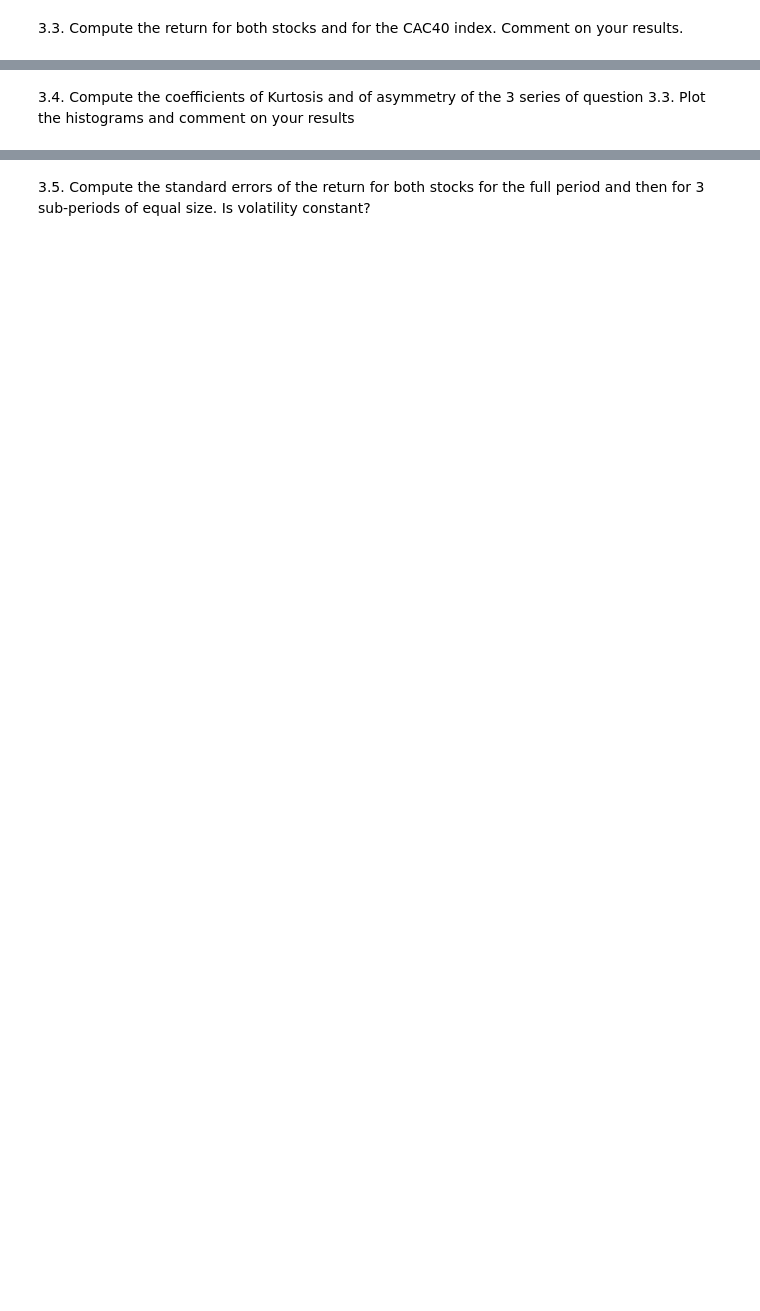
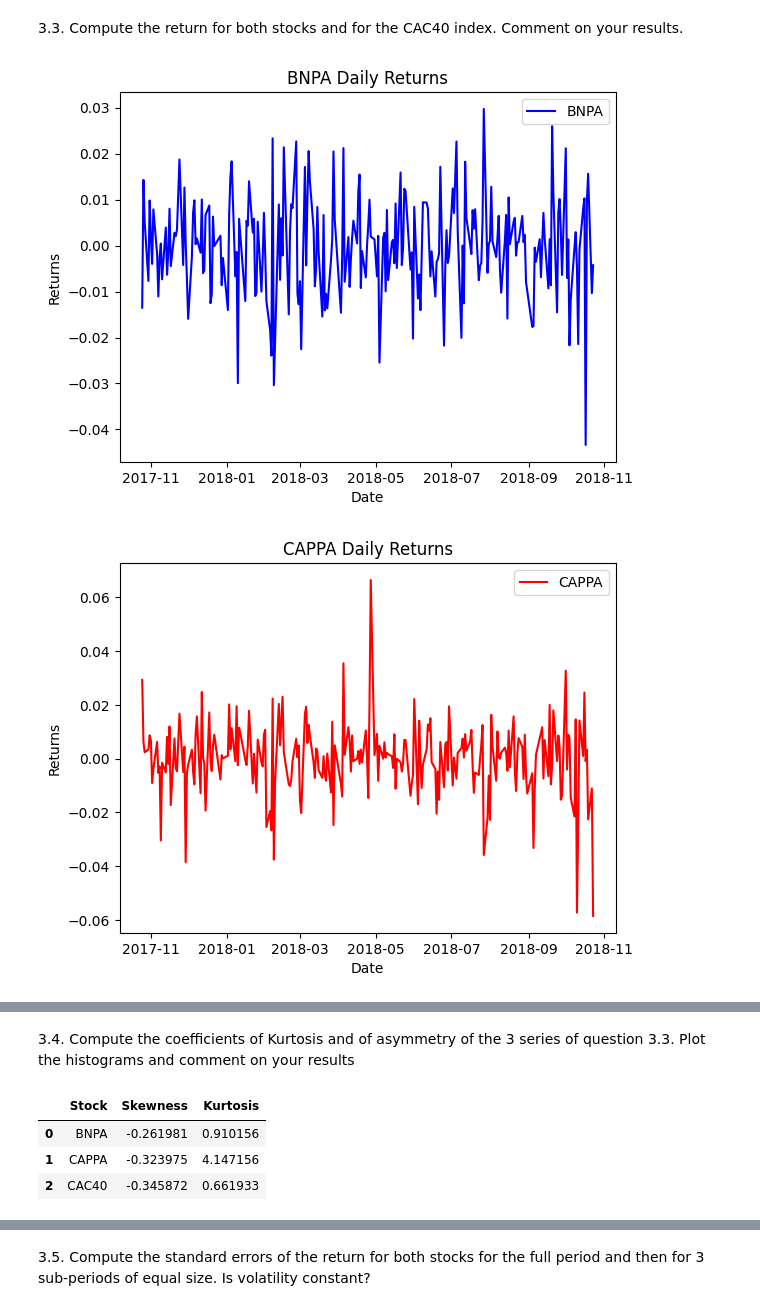
Before and after one commit to yurialvizi/mods205-digital-finance, a Jupyter notebook: project.ipynb, the cells around one changed output, grey strips where cells are left out. Drawn from its saved outputs; the diff is of its cells as text; code cells hidden in the pictures; blank space fills up the shorter version.

```diff
--- a/project.ipynb
+++ b/project.ipynb
@@ -104,2 +104,34 @@ plt.show()
 # %% [markdown]
 3.3. Compute the return for both stocks and for the CAC40 index. Comment on your results.
+# %%
+# Compute daily returns
+bnpa_daily_returns = bnpa_df['Close'].pct_change()
+cappa_daily_returns = cappa_df['Close'].pct_change()
+cac40_daily_returns = fchi_df['Close'].pct_change()
+
+# Plot daily returns for BNPA
+plt.plot(bnpa_daily_returns.index, bnpa_daily_returns, label='BNPA', color='blue')
+plt.title('BNPA Daily Returns')
+plt.xlabel('Date')
+plt.ylabel('Returns')
+plt.legend()
+plt.show()
+
+# Plot daily returns for CAPPA
+plt.plot(cappa_daily_returns.index, cappa_daily_returns, label='CAPPA', color='red')
+plt.title('CAPPA Daily Returns')
+plt.xlabel('Date')
+plt.ylabel('Returns')
+plt.legend()
+plt.show()
+
+# Plot daily returns for CAC40
+plt.plot(cac40_daily_returns.index, cac40_daily_returns, label='CAC40', color='green')
+plt.title('CAC40 Daily Returns')
+plt.xlabel('Date')
+plt.ylabel('Returns')
+plt.legend()
+plt.show()
+# %% [output]
+[figure, added]
+[figure, added]
@@ -106,3 +139,30 @@ plt.show()
 # %% [markdown]
 3.4. Compute the coefficients of Kurtosis and of asymmetry of the 3 series of question 3.3.
 Plot the histograms and comment on your results
+# %%
+import pandas as pd
+from scipy.stats import skew
+from scipy.stats import kurtosis
+
+# Compute the skewness of the daily returns
+bnpa_skewness = skew(bnpa_daily_returns.dropna())
+cappa_skewness = skew(cappa_daily_returns.dropna())
+cac40_skewness = skew(cac40_daily_returns.dropna())
+
+# Compute the kurtosis of the daily returns
+bnpa_kurtosis = kurtosis(bnpa_daily_returns.dropna())
+cappa_kurtosis = kurtosis(cappa_daily_returns.dropna())
+cac40_kurtosis = kurtosis(cac40_daily_returns.dropna())
+
+# Create a dataframe with the skewness and kurtosis values
+data = {'Stock': ['BNPA', 'CAPPA', 'CAC40'],
+  'Skewness': [bnpa_skewness, cappa_skewness, cac40_skewness],
+  'Kurtosis': [bnpa_kurtosis, cappa_kurtosis, cac40_kurtosis]}
+
+df_skew_kurt = pd.DataFrame(data)
+df_skew_kurt
+# %% [output]
+|  | Stock | Skewness | Kurtosis |
+| 0 | BNPA | -0.261981 | 0.910156 |
+| 1 | CAPPA | -0.323975 | 4.147156 |
+| 2 | CAC40 | -0.345872 | 0.661933 |
```
Also changed, not shown: parts of 4 cells of this notebook.
